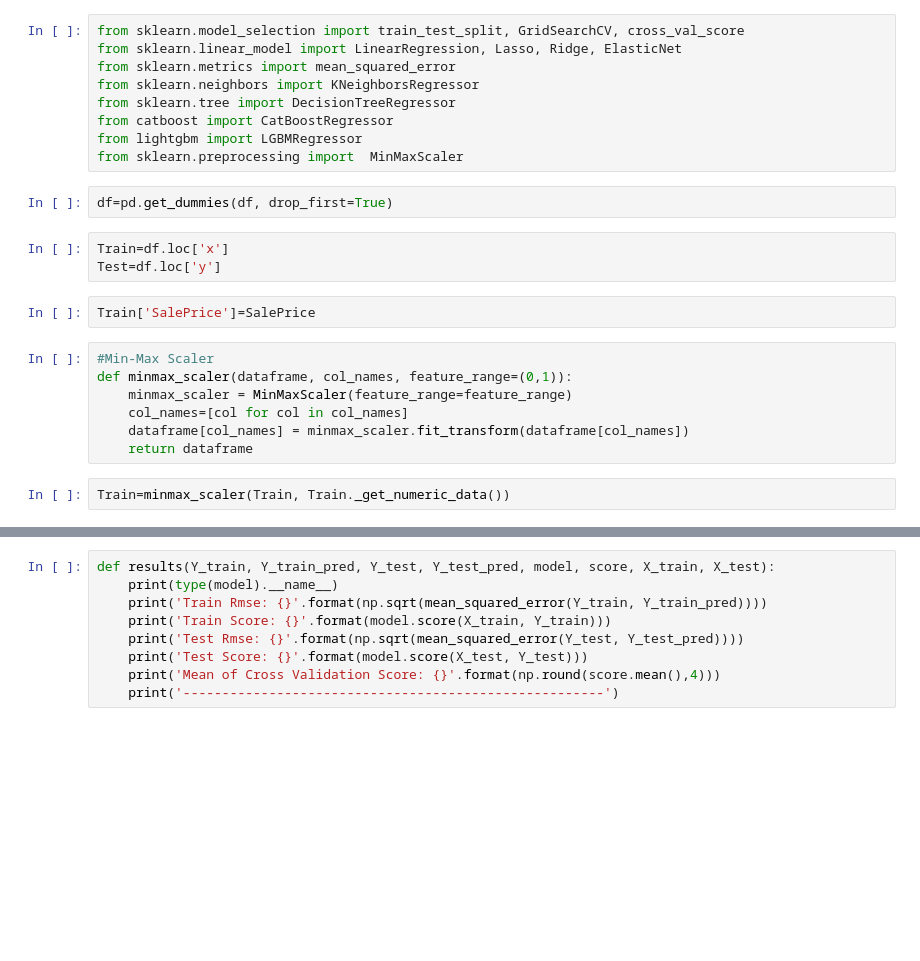
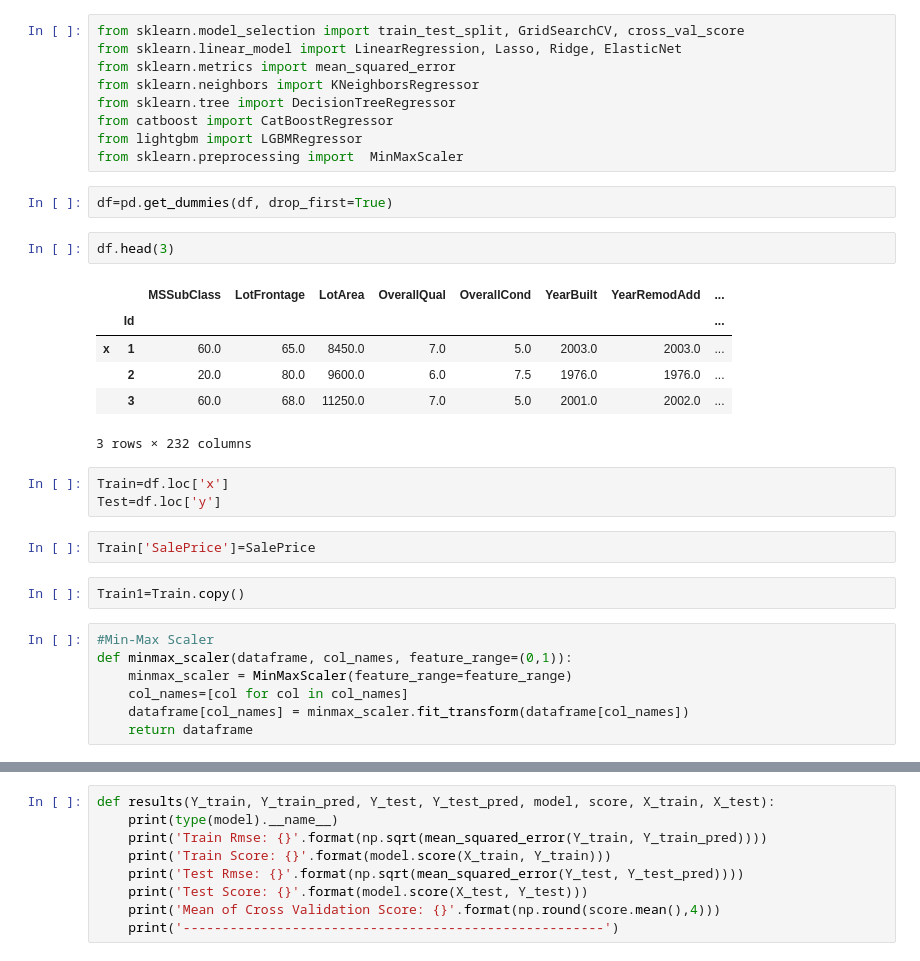
Before and after one commit to DevTeymur/House-Price-Prediction-Model, a Jupyter notebook: model.ipynb, the cells around one changed output, grey strips where cells are left out. Drawn from its saved outputs; the diff is of its cells as text; blank space fills up the shorter version.

```diff
--- a/model.ipynb
+++ b/model.ipynb
@@ -442,13 +442,24 @@ from sklearn.tree import DecisionTreeRegressor
 from catboost import CatBoostRegressor
 from lightgbm import LGBMRegressor
 from sklearn.preprocessing import  MinMaxScaler
-# %%
-df=pd.get_dummies(df, drop_first=True)
-# %%
-Train=df.loc['x']
-Test=df.loc['y']
-# %%
-Train['SalePrice']=SalePrice
+# %%
+df=pd.get_dummies(df, drop_first=True)
+# %%
+df.head(3)
+# %% [output]
+|  |  | MSSubClass | LotFrontage | LotArea | OverallQual | OverallCond | YearBuilt | YearRemodAdd | ... |
+|  | Id |  |  |  |  |  |  |  | ... |
+| x | 1 | 60.0 | 65.0 | 8450.0 | 7.0 | 5.0 | 2003.0 | 2003.0 | ... |
+|  | 2 | 20.0 | 80.0 | 9600.0 | 6.0 | 7.5 | 1976.0 | 1976.0 | ... |
+|  | 3 | 60.0 | 68.0 | 11250.0 | 7.0 | 5.0 | 2001.0 | 2002.0 | ... |
+3 rows × 232 columns
+# %%
+Train=df.loc['x']
+Test=df.loc['y']
+# %%
+Train['SalePrice']=SalePrice
+# %%
+Train1=Train.copy()
 # %%
 #Min-Max Scaler
 def minmax_scaler(dataframe, col_names, feature_range=(0,1)):
@@ -456,5 +467,3 @@ def minmax_scaler(dataframe, col_names, feature_range=(0,1)):
     col_names=[col for col in col_names]
     dataframe[col_names] = minmax_scaler.fit_transform(dataframe[col_names])
     return dataframe
-# %%
-Train=minmax_scaler(Train, Train._get_numeric_data())
```
Also changed, not shown: parts of 54 cells of this notebook, 4 other files.
